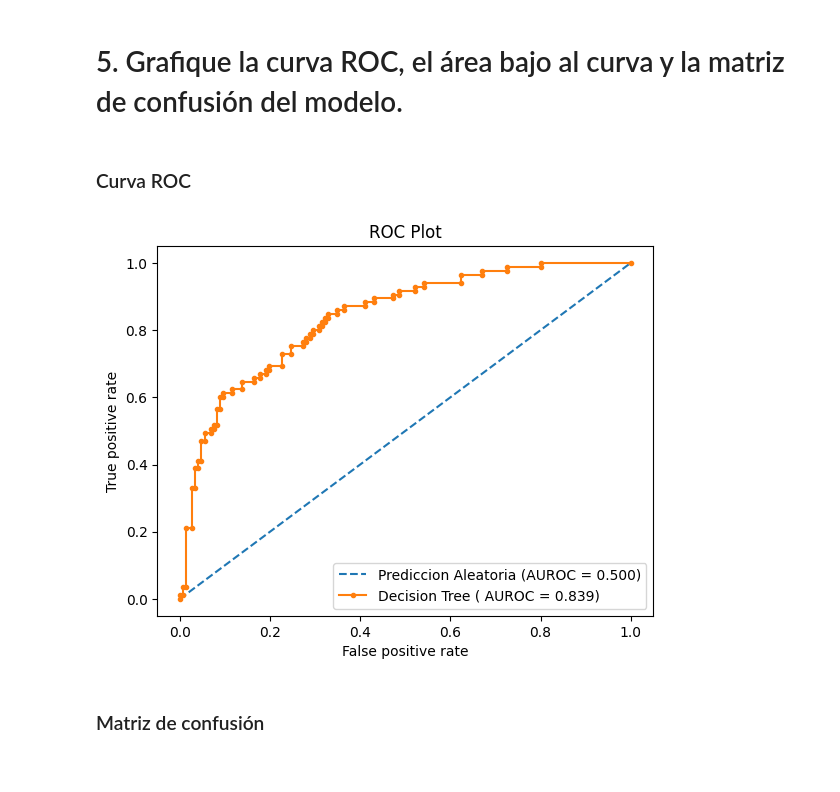
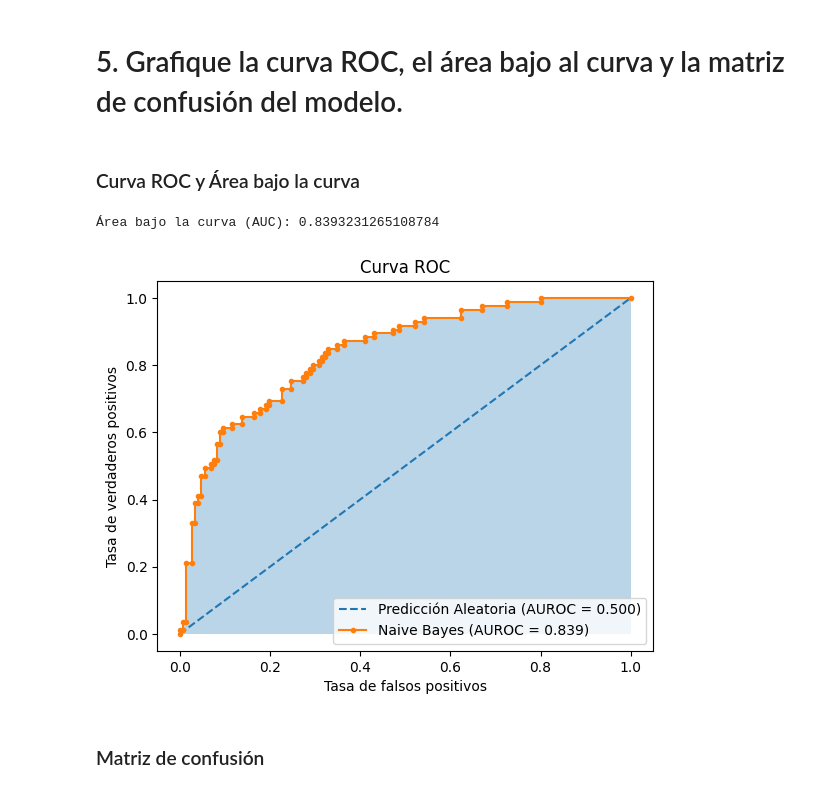
Before and after one commit to A01662203/Modelacion_Tarea02, a Jupyter notebook: tarea2.ipynb, the cells around one changed output. Drawn from its saved outputs; the diff is of its cells as text; code cells hidden in the pictures.

```diff
--- a/tarea2.ipynb
+++ b/tarea2.ipynb
@@ -183,5 +199,7 @@ print('Exactitud:', accuracy_score(Y_test,yPred))
 Exactitud: 0.7835497835497836
 # %% [markdown]
 # 5. Grafique la curva ROC, el área bajo al curva y la matriz de confusión del modelo.
+# %% [markdown]
+### Curva ROC y Área bajo la curva
 # %%
 # Importar librerías
@@ -188,28 +207,28 @@ Exactitud: 0.7835497835497836
 from sklearn.metrics import confusion_matrix
 from sklearn.metrics import roc_curve, roc_auc_score
-# %% [markdown]
-### Curva ROC
 # %%
-r_probs = [0 for _ in range(len(Y_test))]
-dt_probs = modelo.predict_proba(X_test)
-dt_probs = dt_probs[:,1]
+# Calcular el área bajo la curva (AUC)
+auc = roc_auc_score(Y_test, dt_probs)
+print('Área bajo la curva (AUC):', auc)
 
-r_auc = roc_auc_score(Y_test, r_probs)
-dt_auc = roc_auc_score(Y_test, dt_probs)
+# Graficar la curva ROC y el área bajo la curva
+r_fpr, r_tpr, _ = roc_curve(Y_test, r_probs)
+dt_fpr, dt_tpr, _ = roc_curve(Y_test, dt_probs)
 
-r_fpr, r_tpr, _ = roc_curve(Y_test, r_probs)
-dt_fpr, dt_tpr, _ =roc_curve(Y_test,dt_probs)
+plt.plot(r_fpr, r_tpr, linestyle='--', label='Predicción Aleatoria (AUROC = %0.3f)' % r_auc)
+plt.plot(dt_fpr, dt_tpr, marker='.', label='Naive Bayes (AUROC = %0.3f)' % dt_auc)
 
-plt.plot(r_fpr, r_tpr, linestyle='--', label='Prediccion Aleatoria (AUROC = %0.3f)' % r_auc)
-plt.plot(dt_fpr, dt_tpr, marker ='.', label ='Decision Tree ( AUROC = %0.3f)' % dt_auc)
+# Agregar el área bajo la curva (AUC) al gráfico
+plt.fill_between(dt_fpr, dt_tpr, alpha=0.3)
 
-plt.title('ROC Plot')
-plt.xlabel('False positive rate')
-plt.ylabel('True positive rate')
+plt.title('Curva ROC')
+plt.xlabel('Tasa de falsos positivos')
+plt.ylabel('Tasa de verdaderos positivos')
 plt.legend()
 plt.show()
 # %% [output]
+Área bajo la curva (AUC): 0.8393231265108784
-[figure, old version]
+[figure, new version]
 # %% [markdown]
 ### Matriz de confusión
 # %%
```
Also changed, not shown: parts of 7 cells of this notebook.
